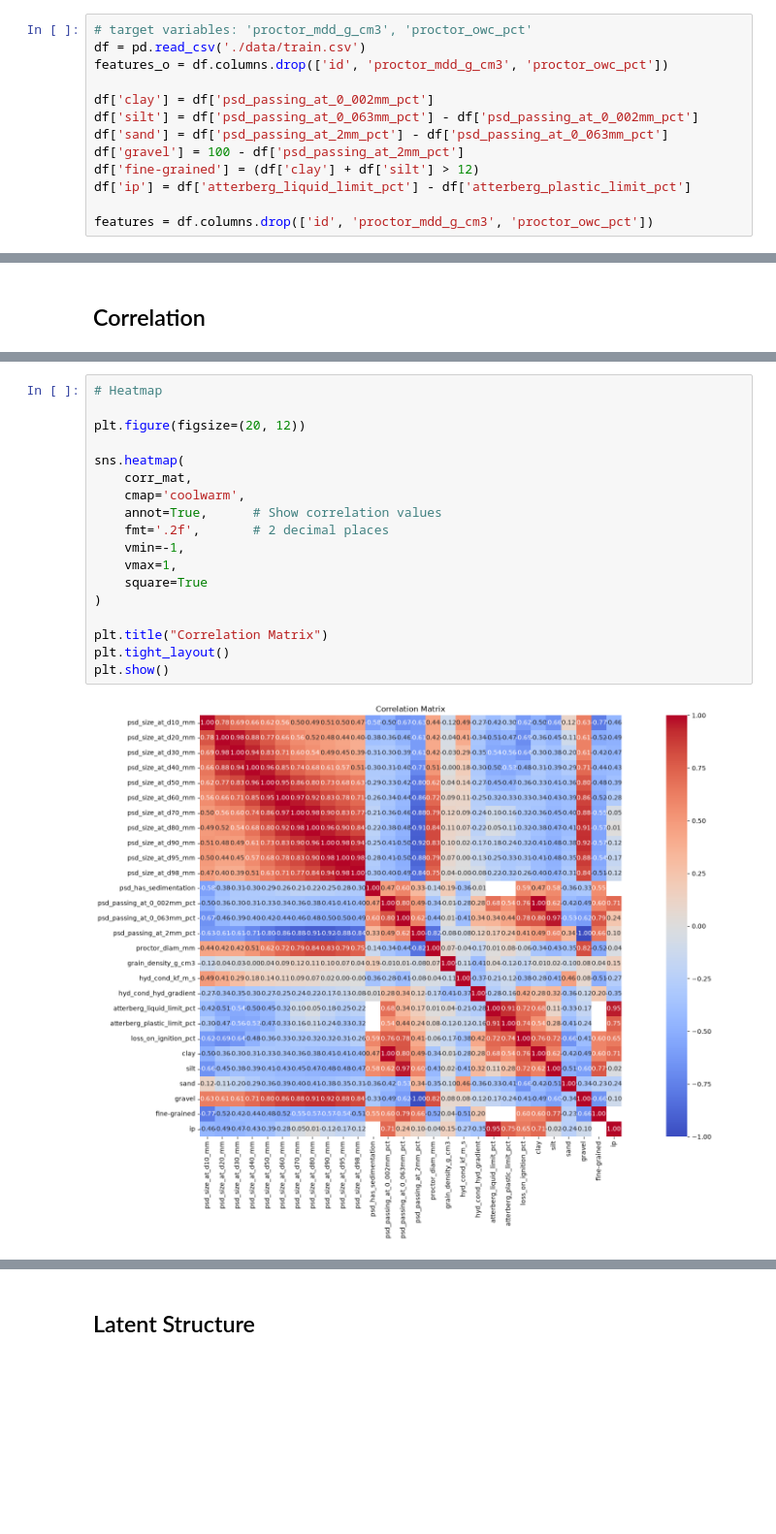
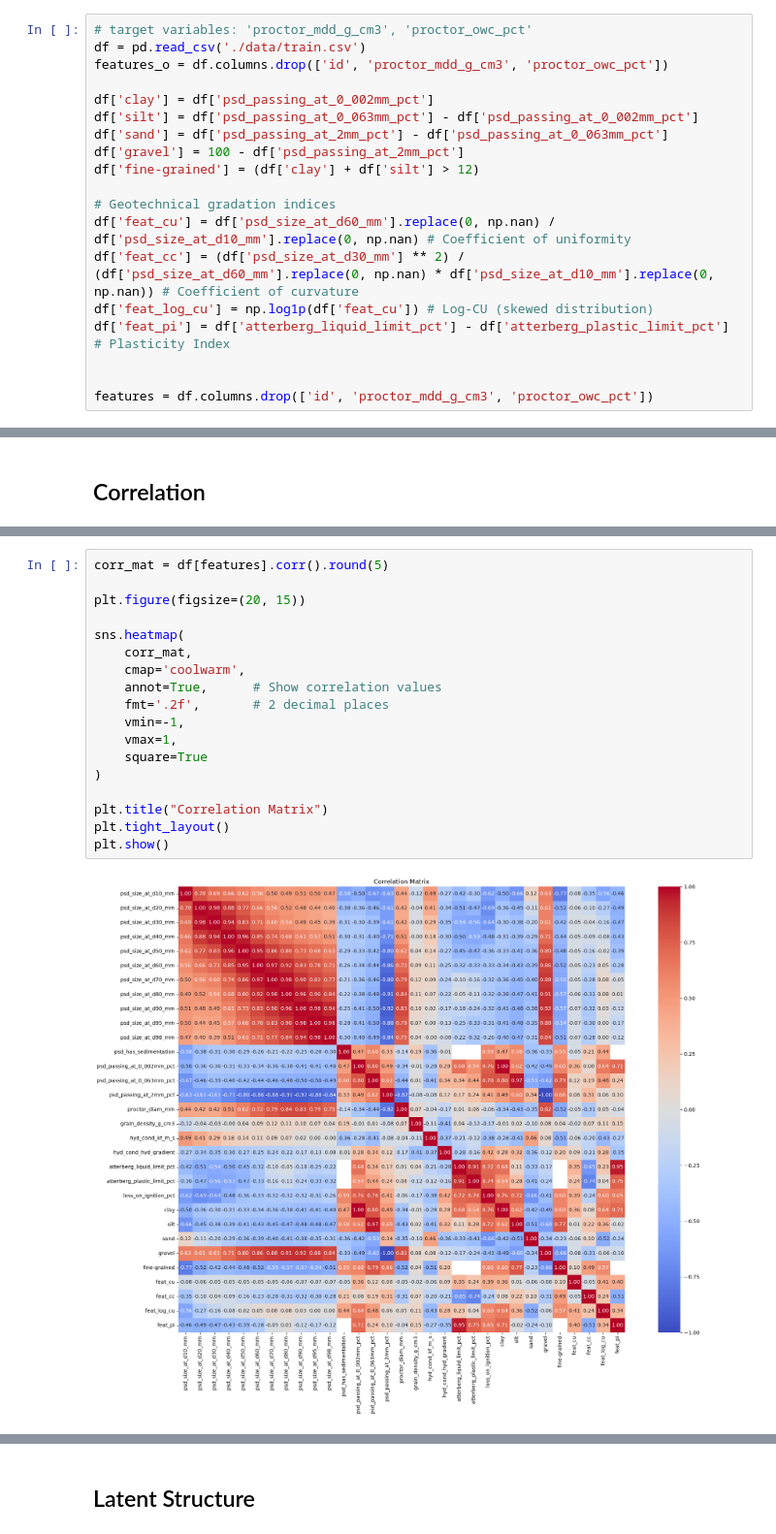
Before and after one commit to jkmathilda/proctor_prediction, a Jupyter notebook: data_analysis.ipynb, the cells around one changed output, grey strips where cells are left out. Shown at 97% size. Cells and saved outputs as stored; diff of their text form; blank space fills up the shorter version.

```diff
--- a/data_analysis.ipynb
+++ b/data_analysis.ipynb
@@ -21,7 +33,13 @@ df['silt'] = df['psd_passing_at_0_063mm_pct'] - df['psd_passing_at_0_002mm_pct']
 df['sand'] = df['psd_passing_at_2mm_pct'] - df['psd_passing_at_0_063mm_pct']
 df['gravel'] = 100 - df['psd_passing_at_2mm_pct']
 df['fine-grained'] = (df['clay'] + df['silt'] > 12)
-df['ip'] = df['atterberg_liquid_limit_pct'] - df['atterberg_plastic_limit_pct']
+
+# Geotechnical gradation indices
+df['feat_cu'] = df['psd_size_at_d60_mm'].replace(0, np.nan) / df['psd_size_at_d10_mm'].replace(0, np.nan) # Coefficient of uniformity
+df['feat_cc'] = (df['psd_size_at_d30_mm'] ** 2) / (df['psd_size_at_d60_mm'].replace(0, np.nan) * df['psd_size_at_d10_mm'].replace(0, np.nan)) # Coefficient of curvature
+df['feat_log_cu'] = np.log1p(df['feat_cu']) # Log-CU (skewed distribution)
+df['feat_pi'] = df['atterberg_liquid_limit_pct'] - df['atterberg_plastic_limit_pct'] # Plasticity Index
+
 
 features = df.columns.drop(['id', 'proctor_mdd_g_cm3', 'proctor_owc_pct'])
 # %%
@@ -57,23 +51,23 @@ corr_mat
 # %%
-# Heatmap
+corr_mat = df[features].corr().round(5)
 
-plt.figure(figsize=(20, 12))
+plt.figure(figsize=(20, 15))
 
 sns.heatmap(
     corr_mat,
     cmap='coolwarm',
     annot=True,      # Show correlation values
     fmt='.2f',       # 2 decimal places
     vmin=-1,
     vmax=1,
     square=True
 )
 
 plt.title("Correlation Matrix")
 plt.tight_layout()
 plt.show()
 # %% [output]
-[figure, old version]
+[figure, new version]
 # %%
 # Checking for correlation value greater than 0.6
 
```
Also changed, not shown: parts of 81 cells of this notebook, 12 other files.
